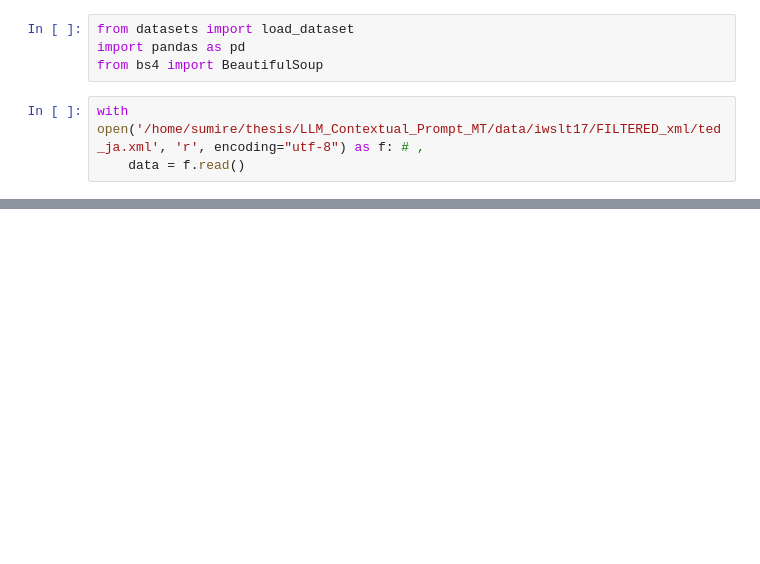
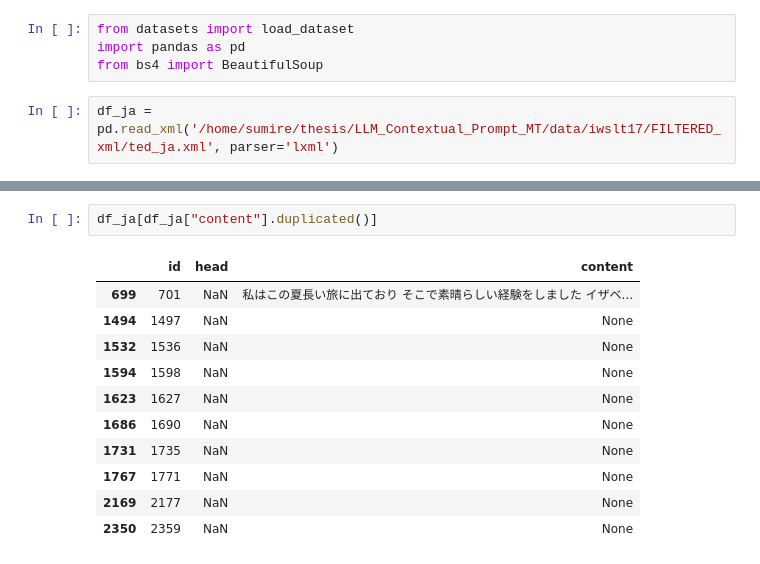
Before and after one commit to su0315/LLM_Contextual_Prompt_MT, a Jupyter notebook: IWSLT2017_data_analysis.ipynb, the cells around one changed output, grey strips where cells are left out. Cells and saved outputs as stored; diff of their text form; blank space fills up the shorter version.

```diff
--- a/IWSLT2017_data_analysis.ipynb
+++ b/IWSLT2017_data_analysis.ipynb
@@ -23,5 +420,4 @@ from datasets import load_dataset
 import pandas as pd
 from bs4 import BeautifulSoup
 # %%
-with open('/home/sumire/thesis/LLM_Contextual_Prompt_MT/data/iwslt17/FILTERED_xml/ted_ja.xml', 'r', encoding="utf-8") as f: # ,
-    data = f.read()
+df_ja = pd.read_xml('/home/sumire/thesis/LLM_Contextual_Prompt_MT/data/iwslt17/FILTERED_xml/ted_ja.xml', parser='lxml')
@@ -266,0 +455,14 @@ print(title)
+# %%
+df_ja[df_ja["content"].duplicated()]
+# %% [output]
+|  | id | head | content |
+| 699 | 701 | NaN | 私はこの夏長い旅に出ており そこで素晴らしい経験をしました イザベ... |
+| 1494 | 1497 | NaN | None |
+| 1532 | 1536 | NaN | None |
+| 1594 | 1598 | NaN | None |
+| 1623 | 1627 | NaN | None |
+| 1686 | 1690 | NaN | None |
+| 1731 | 1735 | NaN | None |
+| 1767 | 1771 | NaN | None |
+| 2169 | 2177 | NaN | None |
+| 2350 | 2359 | NaN | None |
```
Also changed, not shown: parts of 41 cells of this notebook, 1 other file.
